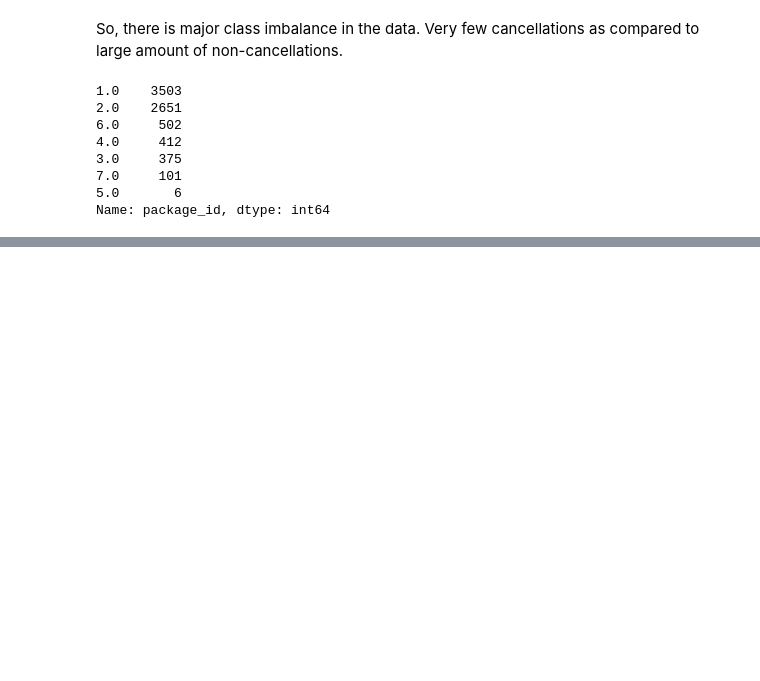
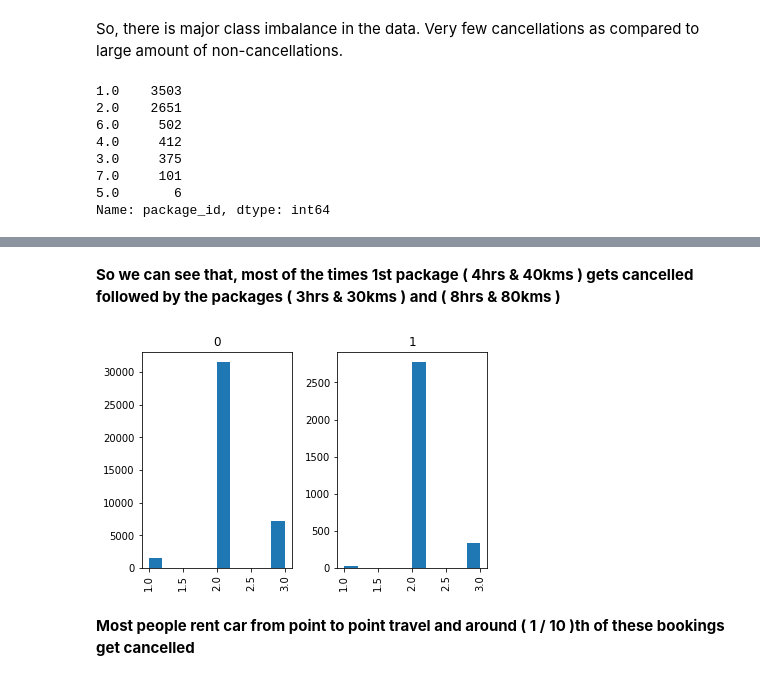
Before and after one commit to debisree/Springboard-Data-Science-Career-Track, a Jupyter notebook: predicting-cab-booking-cancellations.ipynb, the cells around one changed output, grey strips where cells are left out. Cells and saved outputs as stored; diff of their text form; code cells hidden in the pictures; blank space fills up the shorter version.

```diff
--- a/predicting-cab-booking-cancellations.ipynb
+++ b/predicting-cab-booking-cancellations.ipynb
@@ -116,0 +135,9 @@ Name: package_id, dtype: int64
+# %% [markdown]
+**So we can see that, most of the times 1st package ( 4hrs & 40kms ) gets cancelled followed by the packages ( 3hrs & 30kms ) and ( 8hrs & 80kms )**
+# %%
+# Lets take a look at travel_type variable
+df.hist(column='travel_type_id', by='Car_Cancellation');
+# %% [output]
+[figure, added]
+# %% [markdown]
+**Most people rent car from point to point travel and around ( 1 / 10 )th of these bookings get cancelled**
```
Also changed, not shown: parts of 13 cells of this notebook.
